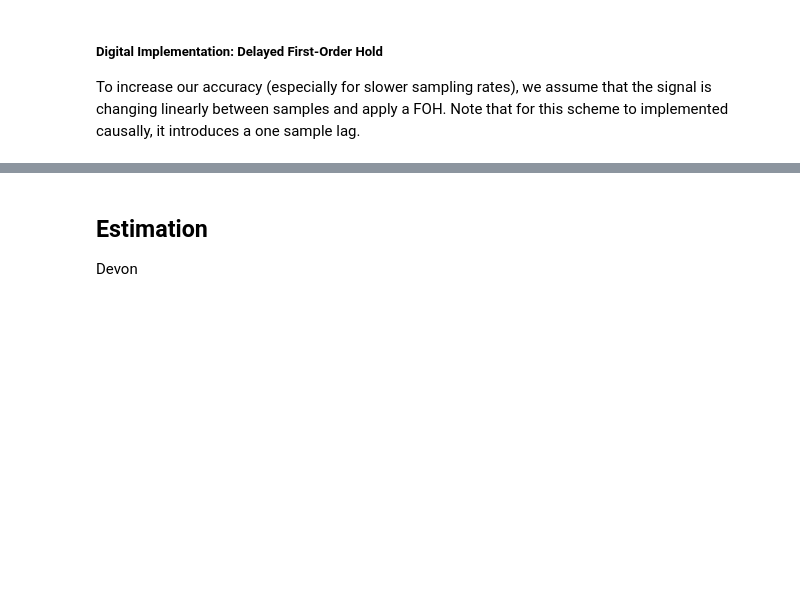
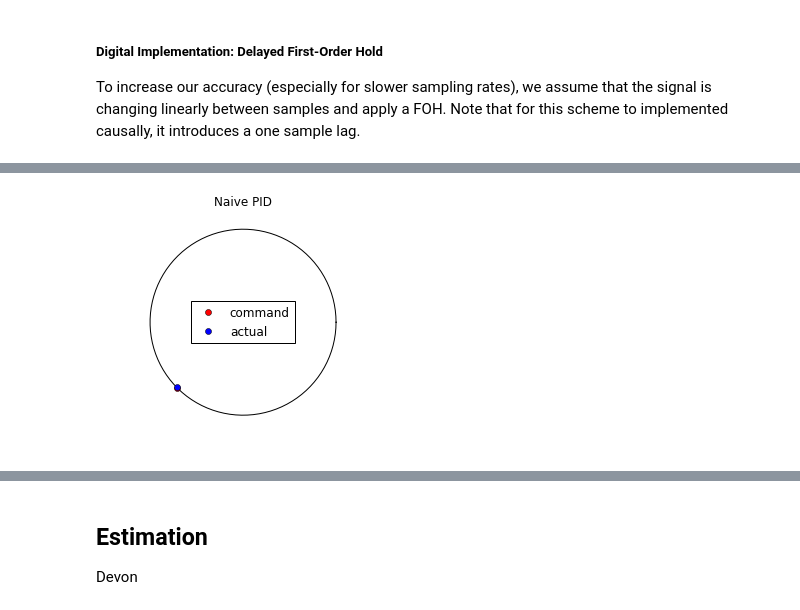
Before and after one commit to byu-magicc/lie_groups, a Jupyter notebook: Chap-02-S1.ipynb, the cells around one changed output, grey strips where cells are left out. Saved outputs shown, nothing was run; the diff lists cells and outputs as text; code cells hidden in the pictures; blank space fills up the shorter version.

```diff
--- a/Chap-02-S1.ipynb
+++ b/Chap-02-S1.ipynb
@@ -923,0 +1097,16 @@ Dan
+# %%
+
+class PID_Naive:
+    def __init__(self, kp, kd):
+        self.name = "Naive PID"
+        self.manifold = False
+
+        self.kp = kp
+        self.kd = kd
+
+    def run(self, theta_c, theta, omega):
+        return self.kp*(theta_c - theta) - self.kd*omega
+
+sim = Simulator(PID_Naive(kp=2.0, kd=1.8), commands=[3*np.pi/4, -3*np.pi/4])
+HTML(sim.animate().to_html5_video())
+# %% [output]
@@ -923,0 +1114 @@ Dan
+[figure, added]
```
Also changed, not shown: parts of 26 cells of this notebook.
